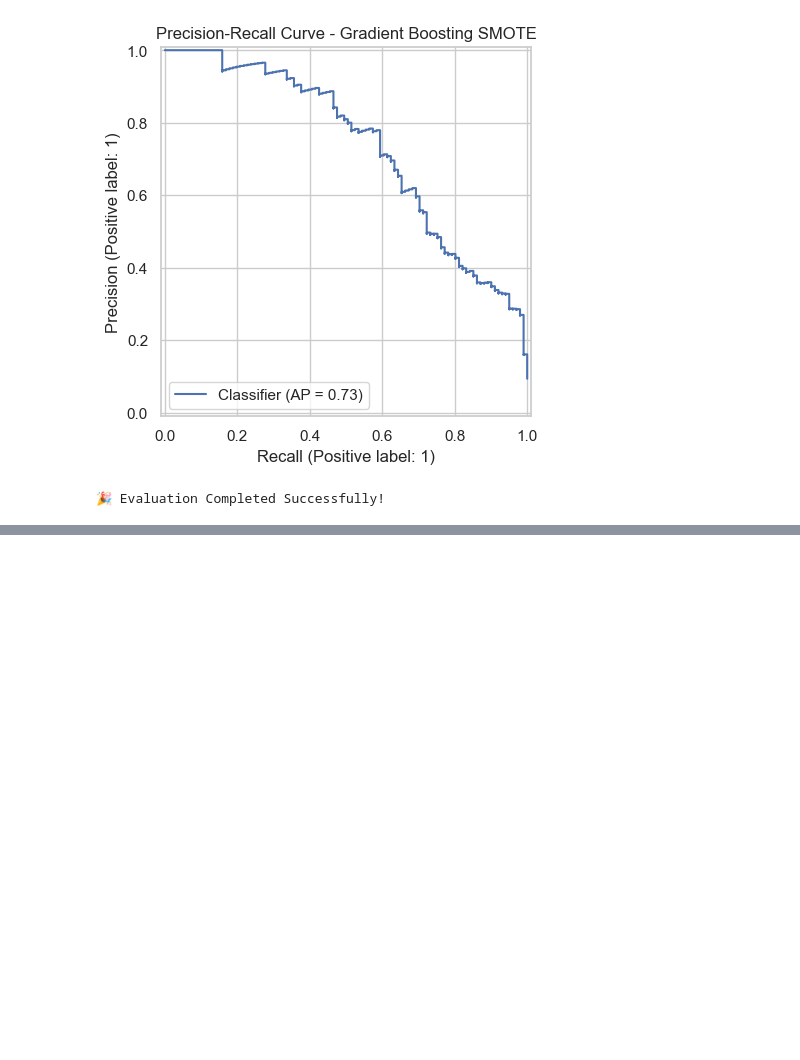
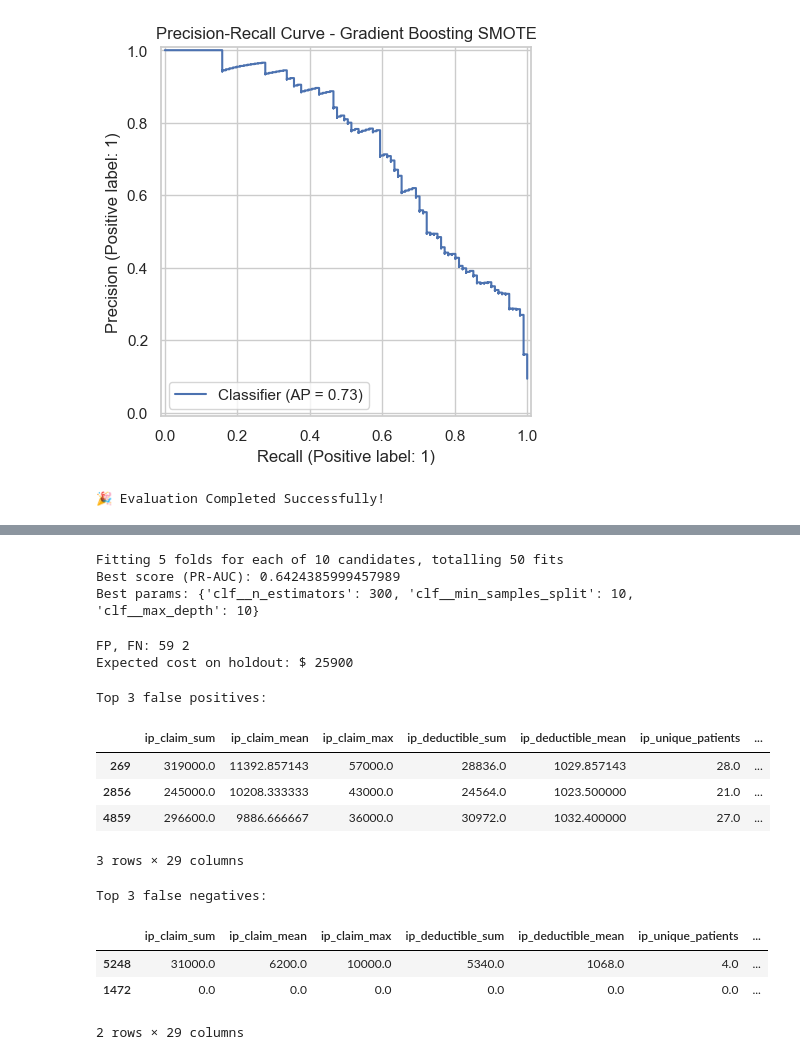
Before and after one commit to zeinashaarawy/DataOrbit, a Jupyter notebook: notebooks/eval.ipynb, the cells around one changed output, grey strips where cells are left out. Saved outputs shown, nothing was run; the diff lists cells and outputs as text; code cells hidden in the pictures; blank space fills up the shorter version.

```diff
--- a/notebooks/eval.ipynb
+++ b/notebooks/eval.ipynb
@@ -301,0 +307,65 @@ Plotting curves for Gradient Boosting SMOTE...
+# %%
+from sklearn.model_selection import RandomizedSearchCV
+param_dist = {
+    'clf__n_estimators': [100, 300, 500],
+    'clf__max_depth': [None, 10, 20],
+    'clf__min_samples_split': [2, 5, 10],
+}
+search = RandomizedSearchCV(pipe, param_distributions=param_dist,
+                            n_iter=10, scoring='average_precision',
+                            cv=cv, n_jobs=-1, random_state=42, verbose=1)
+search.fit(X, y)
+print("Best score (PR-AUC):", search.best_score_)
+print("Best params:", search.best_params_)
+best_model = search.best_estimator_
+# %% [output]
+Fitting 5 folds for each of 10 candidates, totalling 50 fits
+Best score (PR-AUC): 0.6424385999457989
+Best params: {'clf__n_estimators': 300, 'clf__min_samples_split': 10, 'clf__max_depth': 10}
+# %%
+from sklearn.model_selection import train_test_split
+X_trainval, X_holdout, y_trainval, y_holdout = train_test_split(X, y, test_size=0.2, stratify=y, random_state=42)
+# run CV/tuning on X_trainval/y_trainval, then final evaluate on X_holdout
+# %%
+C_fp = 100
+C_fn = 10000
+
+from sklearn.metrics import confusion_matrix
+y_pred = best_model.predict(X_holdout)
+tn, fp, fn, tp = confusion_matrix(y_holdout, y_pred).ravel()
+expected_cost = fp * C_fp + fn * C_fn
+print("FP, FN:", fp, fn)
+print("Expected cost on holdout: $", expected_cost)
+# %% [output]
+FP, FN: 59 2
+Expected cost on holdout: $ 25900
+# %%
+import pandas as pd
+y_prob = best_model.predict_proba(X_holdout)[:,1]
+y_pred = (y_prob >= 0.5).astype(int)  # or chosen threshold
+
+holdout_df = X_holdout.copy()
+holdout_df['y_true'] = y_holdout.values
+holdout_df['y_pred'] = y_pred
+holdout_df['y_prob'] = y_prob
+
+false_positives = holdout_df[(holdout_df['y_true']==0) & (holdout_df['y_pred']==1)].sort_values('y_prob', ascending=False)
+false_negatives = holdout_df[(holdout_df['y_true']==1) & (holdout_df['y_pred']==0)].sort_values('y_prob')
+
+# Show top 3 of each
+print("Top 3 false positives:")
+display(false_positives.head(3))
+print("Top 3 false negatives:")
+display(false_negatives.head(3))
+# %% [output]
+Top 3 false positives:
+|  | ip_claim_sum | ip_claim_mean | ip_claim_max | ip_deductible_sum | ip_deductible_mean | ip_unique_patients | ... |
+| 269 | 319000.0 | 11392.857143 | 57000.0 | 28836.0 | 1029.857143 | 28.0 | ... |
+| 2856 | 245000.0 | 10208.333333 | 43000.0 | 24564.0 | 1023.500000 | 21.0 | ... |
+| 4859 | 296600.0 | 9886.666667 | 36000.0 | 30972.0 | 1032.400000 | 27.0 | ... |
+3 rows × 29 columns
+Top 3 false negatives:
+|  | ip_claim_sum | ip_claim_mean | ip_claim_max | ip_deductible_sum | ip_deductible_mean | ip_unique_patients | ... |
+| 5248 | 31000.0 | 6200.0 | 10000.0 | 5340.0 | 1068.0 | 4.0 | ... |
+| 1472 | 0.0 | 0.0 | 0.0 | 0.0 | 0.0 | 0.0 | ... |
+2 rows × 29 columns
```
Also changed, not shown: parts of 8 cells of this notebook.
